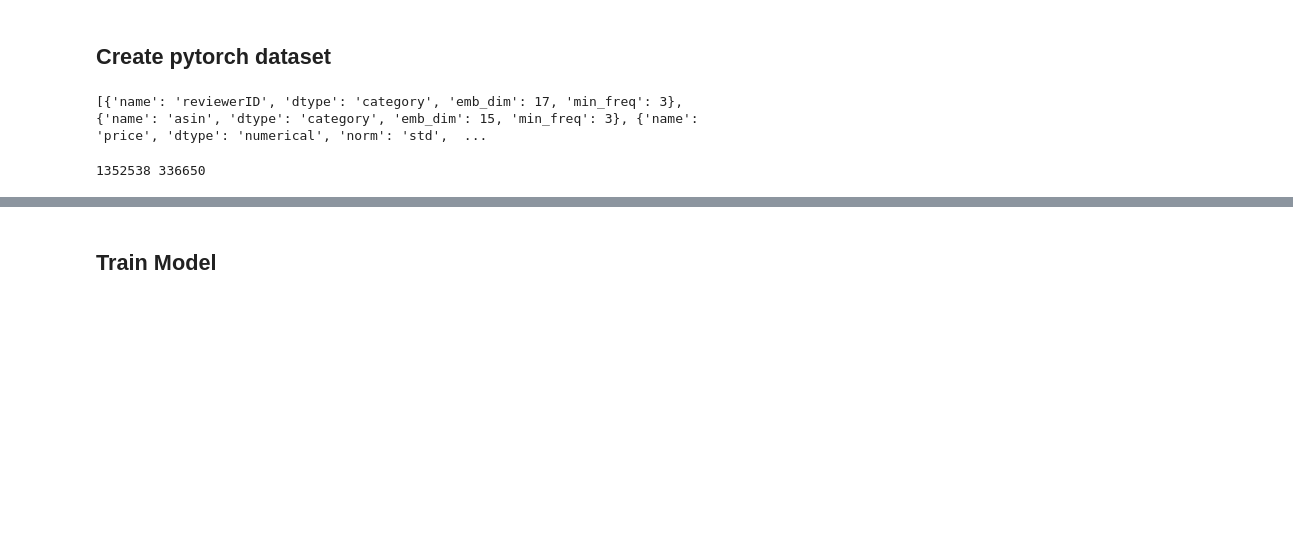
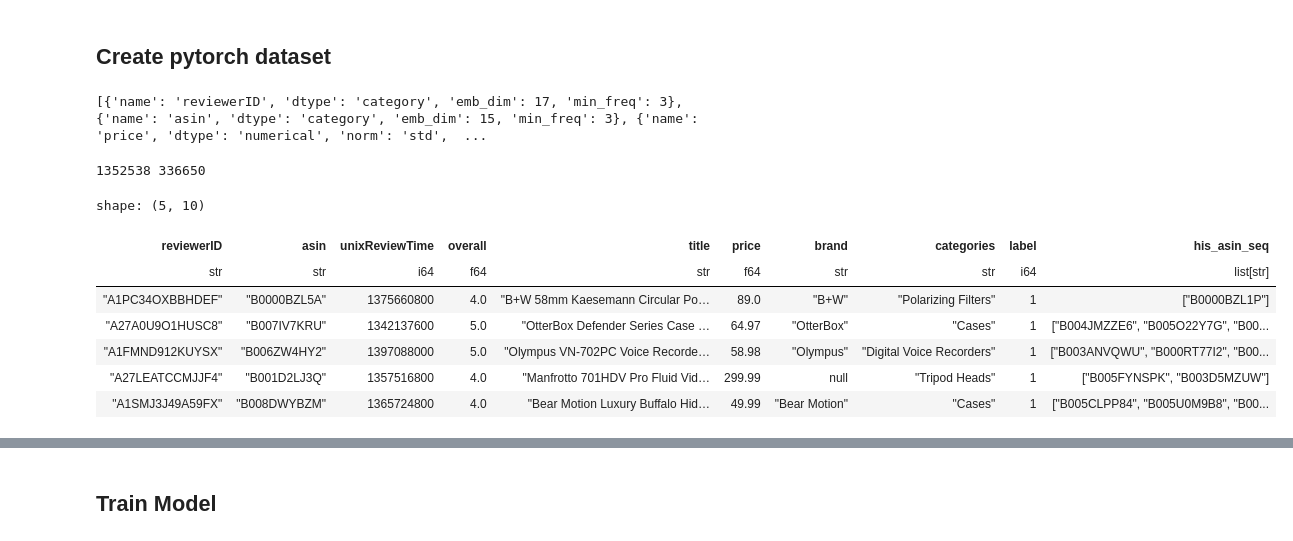
Before and after one commit to xiahouzuoxin/torchctr, a Jupyter notebook: examples/train_amazon_hf_dataset.ipynb, the cells around one changed output, grey strips where cells are left out. Saved outputs shown, nothing was run; the diff lists cells and outputs as text; code cells hidden in the pictures; blank space fills up the shorter version.

```diff
--- a/examples/train_amazon_hf_dataset.ipynb
+++ b/examples/train_amazon_hf_dataset.ipynb
@@ -130,4 +98,15 @@ import polars as pl
 
 df_train = pl.from_pandas(df_train)
 df_test = pl.from_pandas(df_test)
+# %%
+df_train.head()
+# %% [output]
+shape: (5, 10)
+| reviewerID | asin | unixReviewTime | overall | title | price | brand | categories | label | his_asin_seq |
+| str | str | i64 | f64 | str | f64 | str | str | i64 | list[str] |
+| "A1PC34OXBBHDEF" | "B0000BZL5A" | 1375660800 | 4.0 | "B+W 58mm Kaesemann Circular Po… | 89.0 | "B+W" | "Polarizing Filters" | 1 | ["B0000BZL1P"] |
+| "A27A0U9O1HUSC8" | "B007IV7KRU" | 1342137600 | 5.0 | "OtterBox Defender Series Case … | 64.97 | "OtterBox" | "Cases" | 1 | ["B004JMZZE6", "B005O22Y7G", "B00... |
+| "A1FMND912KUYSX" | "B006ZW4HY2" | 1397088000 | 5.0 | "Olympus VN-702PC Voice Recorde… | 58.98 | "Olympus" | "Digital Voice Recorders" | 1 | ["B003ANVQWU", "B000RT77I2", "B00... |
+| "A27LEATCCMJJF4" | "B001D2LJ3Q" | 1357516800 | 4.0 | "Manfrotto 701HDV Pro Fluid Vid… | 299.99 | null | "Tripod Heads" | 1 | ["B005FYNSPK", "B003D5MZUW"] |
+| "A1SMJ3J49A59FX" | "B008DWYBZM" | 1365724800 | 4.0 | "Bear Motion Luxury Buffalo Hid… | 49.99 | "Bear Motion" | "Cases" | 1 | ["B005CLPP84", "B005U0M9B8", "B00... |
 # %%
```
Also changed, not shown: parts of 9 cells of this notebook, 7 other files.
